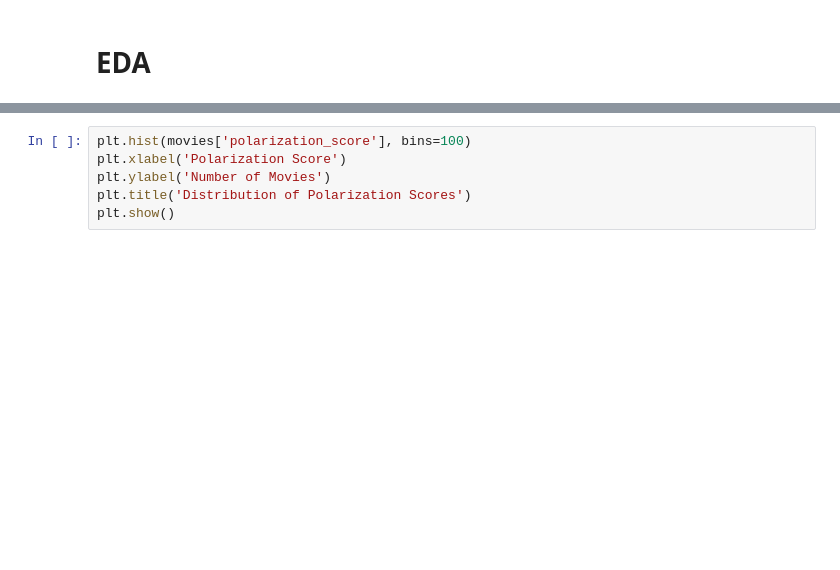
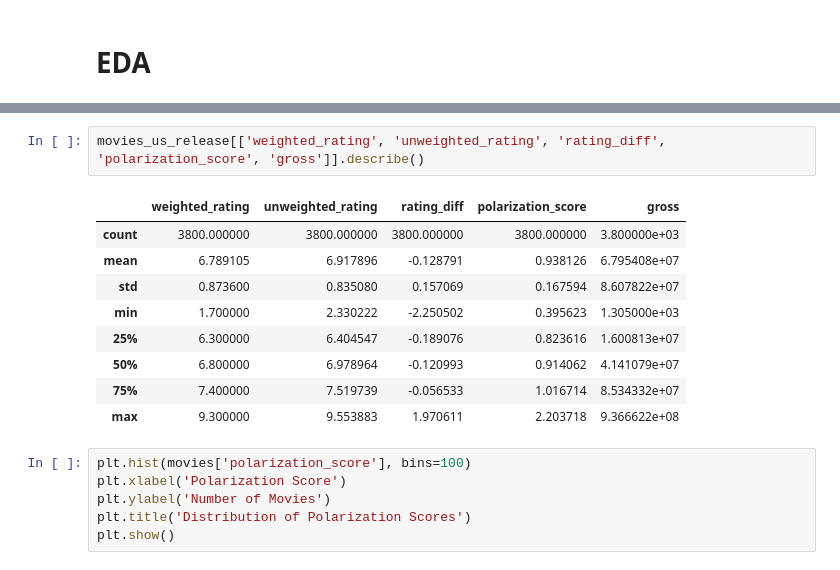
Before and after one commit to kaijchang/cmpu250-project-group-1, a Jupyter notebook: eda/eda.ipynb, the cells around one changed output, grey strips where cells are left out. Saved outputs shown, nothing was run; the diff lists cells and outputs as text; blank space fills up the shorter version.

```diff
--- a/eda/eda.ipynb
+++ b/eda/eda.ipynb
@@ -139,3 +157,15 @@ movies.describe()
+# %%
+movies_us_release[['weighted_rating', 'unweighted_rating', 'rating_diff', 'polarization_score', 'gross']].describe()
+# %% [output]
+|  | weighted_rating | unweighted_rating | rating_diff | polarization_score | gross |
+| count | 3800.000000 | 3800.000000 | 3800.000000 | 3800.000000 | 3.800000e+03 |
+| mean | 6.789105 | 6.917896 | -0.128791 | 0.938126 | 6.795408e+07 |
+| std | 0.873600 | 0.835080 | 0.157069 | 0.167594 | 8.607822e+07 |
+| min | 1.700000 | 2.330222 | -2.250502 | 0.395623 | 1.305000e+03 |
+| 25% | 6.300000 | 6.404547 | -0.189076 | 0.823616 | 1.600813e+07 |
+| 50% | 6.800000 | 6.978964 | -0.120993 | 0.914062 | 4.141079e+07 |
+| 75% | 7.400000 | 7.519739 | -0.056533 | 1.016714 | 8.534332e+07 |
+| max | 9.300000 | 9.553883 | 1.970611 | 2.203718 | 9.366622e+08 |
 # %%
 plt.hist(movies['polarization_score'], bins=100)
 plt.xlabel('Polarization Score')
```
Also changed, not shown: parts of 17 cells of this notebook.
